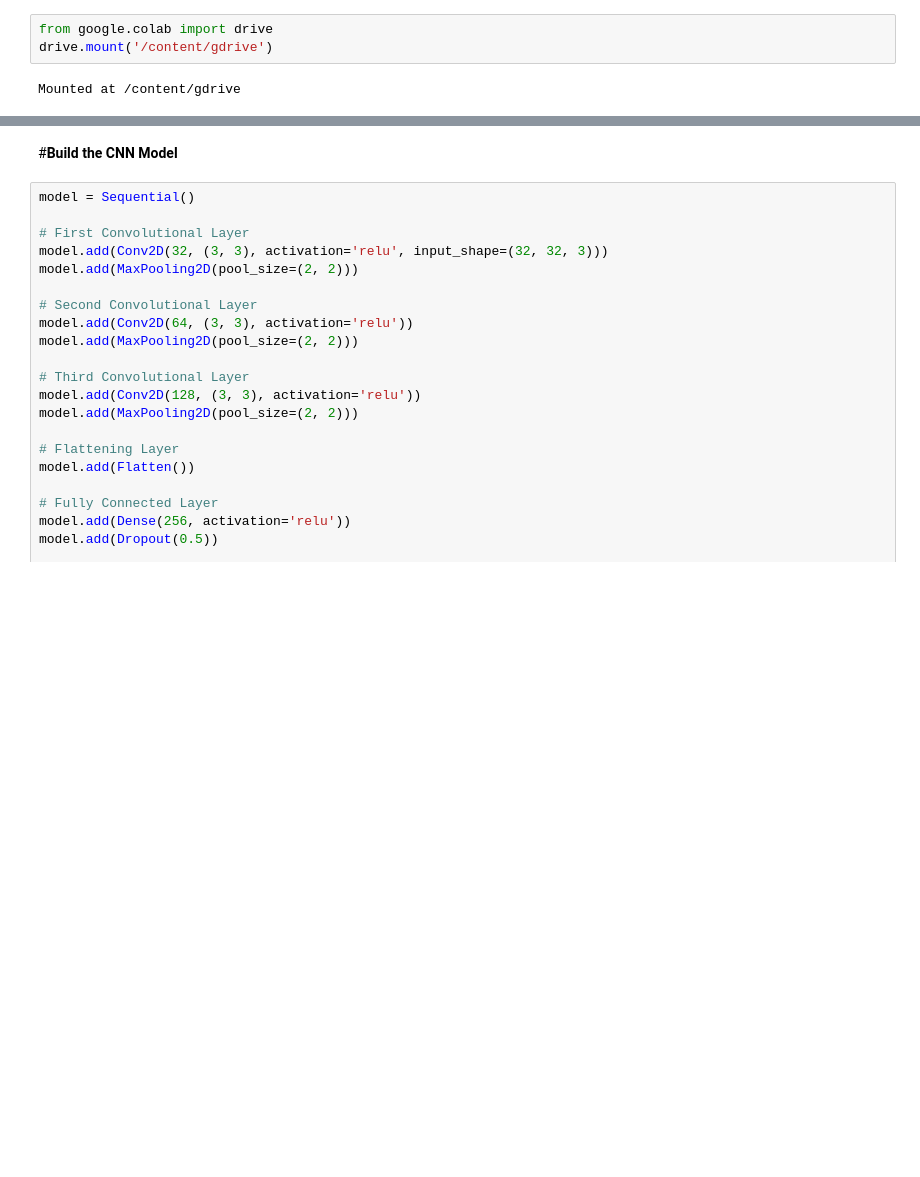
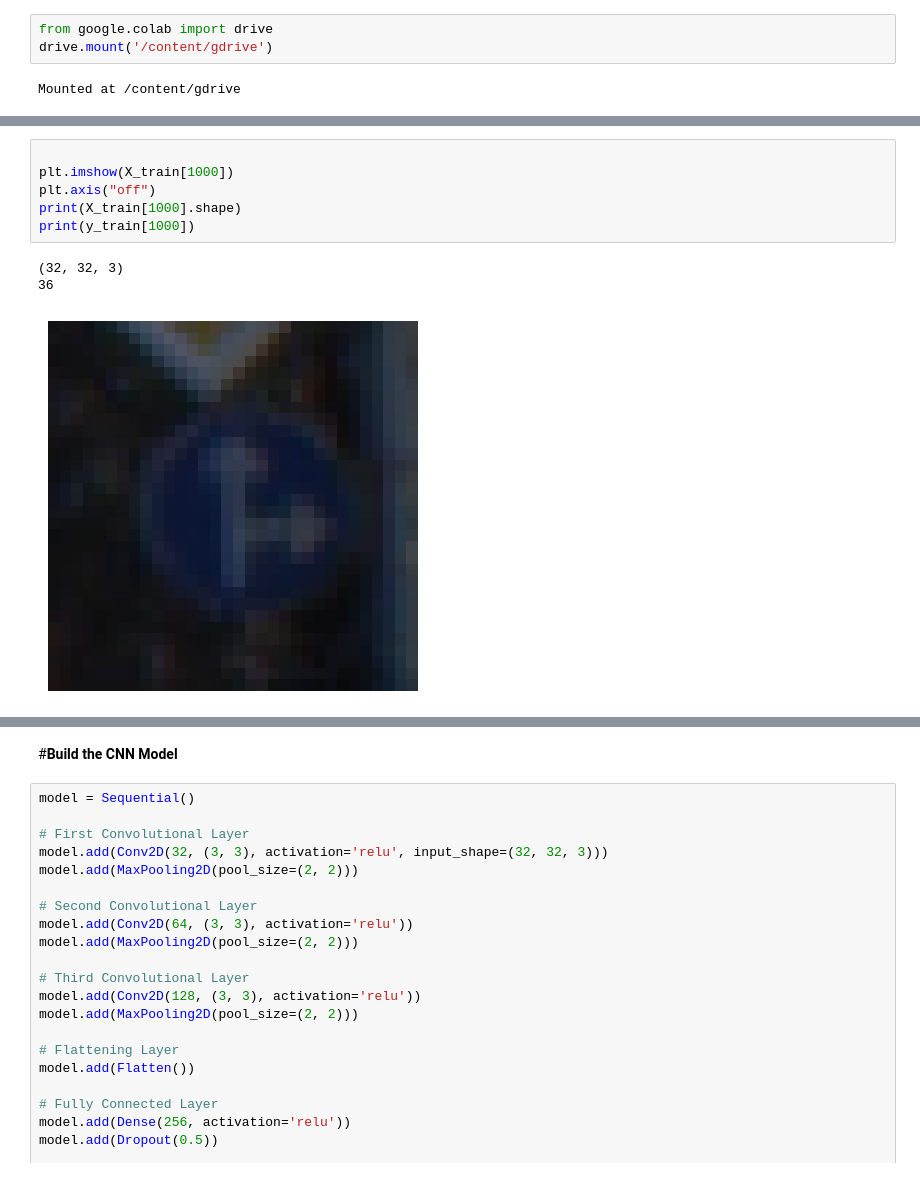
Before and after one commit to dr-mushtaq/Projects, a Jupyter notebook: Traffic_Sign_Classification_with_Keras_and_Deep_Learning.ipynb, the cells around one changed output, grey strips where cells are left out. Saved outputs shown, nothing was run; the diff lists cells and outputs as text; blank space fills up the shorter version.

```diff
--- a/Traffic_Sign_Classification_with_Keras_and_Deep_Learning.ipynb
+++ b/Traffic_Sign_Classification_with_Keras_and_Deep_Learning.ipynb
@@ -104,0 +202,10 @@ Mounted at /content/gdrive
+# %%
+
+plt.imshow(X_train[1000])
+plt.axis("off")
+print(X_train[1000].shape)
+print(y_train[1000])
+# %% [output]
+(32, 32, 3)
+36
+[figure, added]
```
Also changed, not shown: parts of 21 cells of this notebook.
